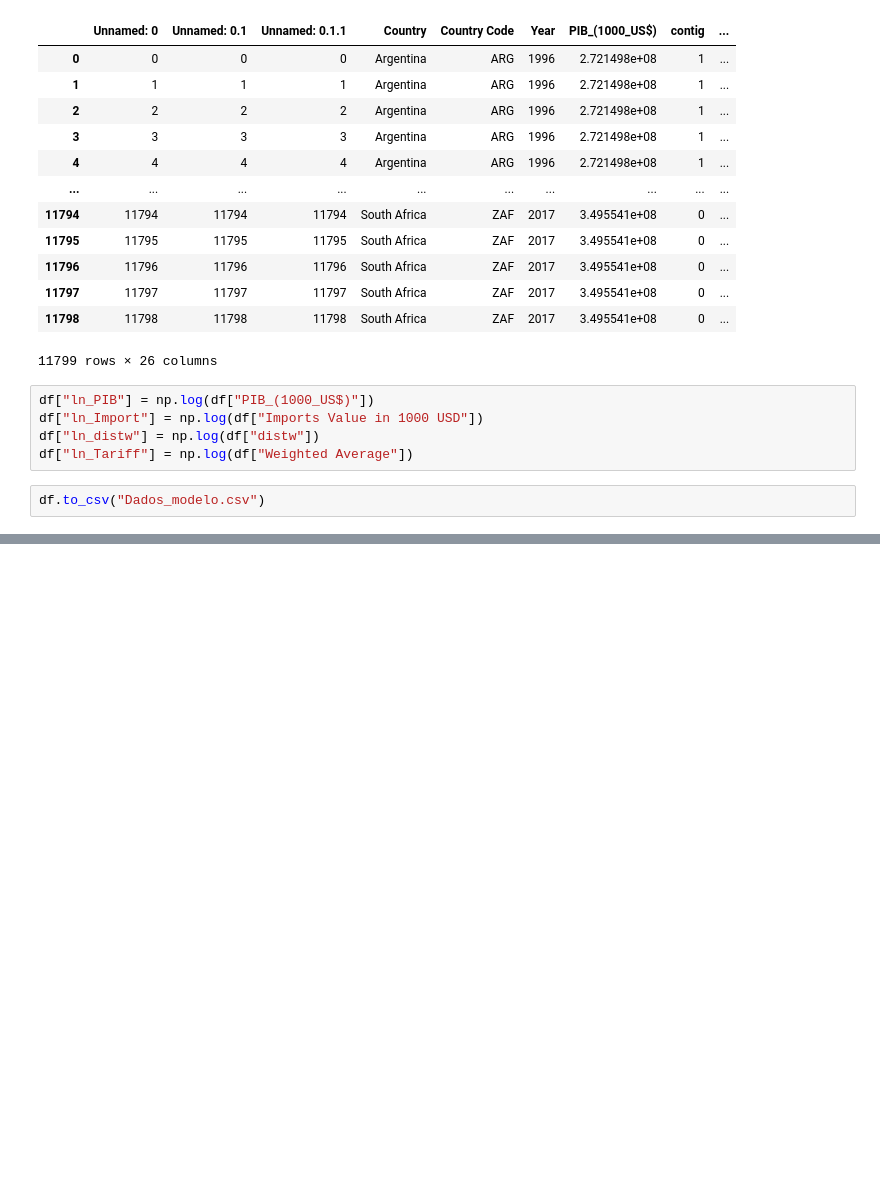
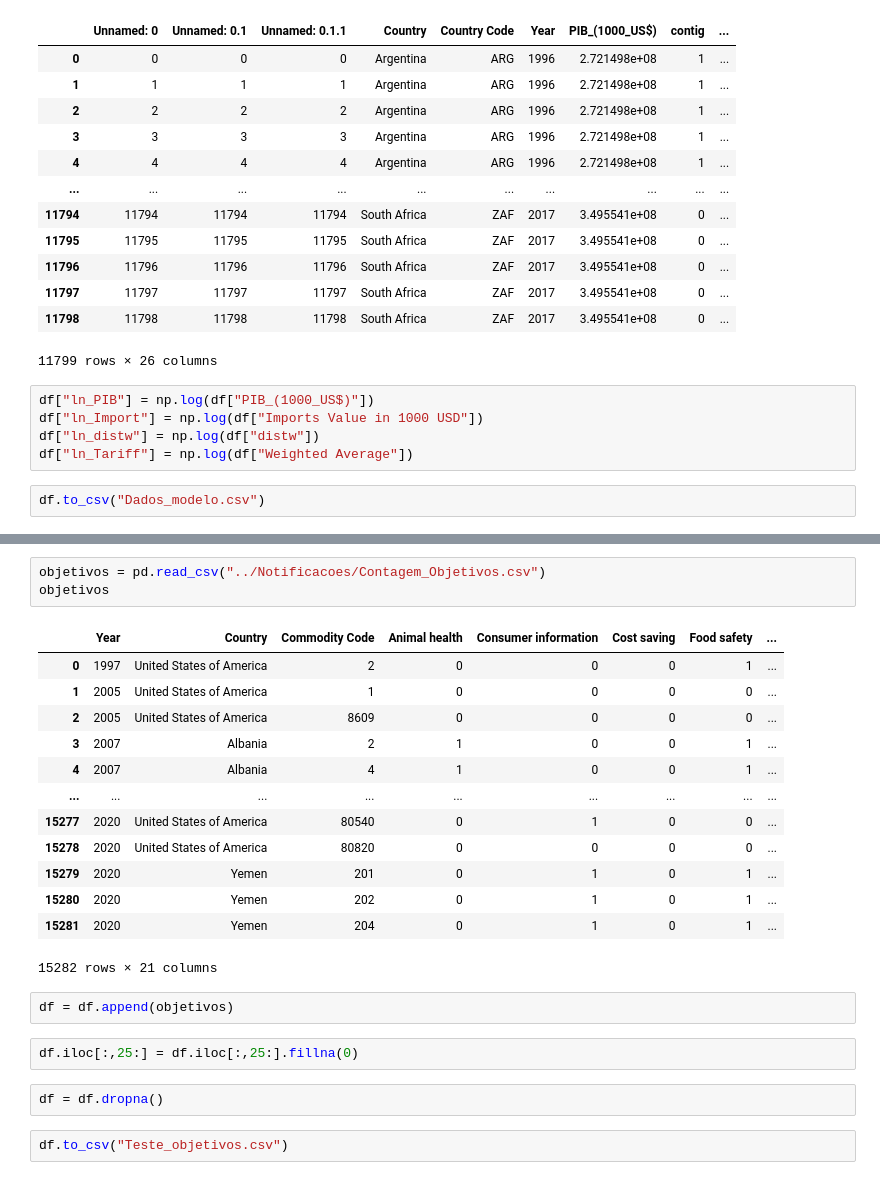
Before and after one commit to thcoelho/ITP_Notificacoes_Exportacao, a Jupyter notebook: Modelo/Modelo_Completo/Modelo.ipynb, the cells around one changed output, grey strips where cells are left out. Saved outputs shown, nothing was run; the diff lists cells and outputs as text; blank space fills up the shorter version.

Commit message:
Dataset com colunas de frequência para cada objetivo

```diff
--- a/Modelo/Modelo_Completo/Modelo.ipynb
+++ b/Modelo/Modelo_Completo/Modelo.ipynb
@@ -65,0 +86,25 @@ df.to_csv("Dados_modelo.csv")
+# %%
+objetivos = pd.read_csv("../Notificacoes/Contagem_Objetivos.csv")
+objetivos
+# %% [output]
+|  | Year | Country | Commodity Code | Animal health | Consumer information | Cost saving | Food safety | ... |
+| 0 | 1997 | United States of America | 2 | 0 | 0 | 0 | 1 | ... |
+| 1 | 2005 | United States of America | 1 | 0 | 0 | 0 | 0 | ... |
+| 2 | 2005 | United States of America | 8609 | 0 | 0 | 0 | 0 | ... |
+| 3 | 2007 | Albania | 2 | 1 | 0 | 0 | 1 | ... |
+| 4 | 2007 | Albania | 4 | 1 | 0 | 0 | 1 | ... |
+| ... | ... | ... | ... | ... | ... | ... | ... | ... |
+| 15277 | 2020 | United States of America | 80540 | 0 | 1 | 0 | 0 | ... |
+| 15278 | 2020 | United States of America | 80820 | 0 | 0 | 0 | 0 | ... |
+| 15279 | 2020 | Yemen | 201 | 0 | 1 | 0 | 1 | ... |
+| 15280 | 2020 | Yemen | 202 | 0 | 1 | 0 | 1 | ... |
+| 15281 | 2020 | Yemen | 204 | 0 | 1 | 0 | 1 | ... |
+15282 rows × 21 columns
+# %%
+df = df.append(objetivos)
+# %%
+df.iloc[:,25:] = df.iloc[:,25:].fillna(0)
+# %%
+df = df.dropna()
+# %%
+df.to_csv("Teste_objetivos.csv")
```
Also changed, not shown: parts of 3 cells of this notebook, 1 other file.
